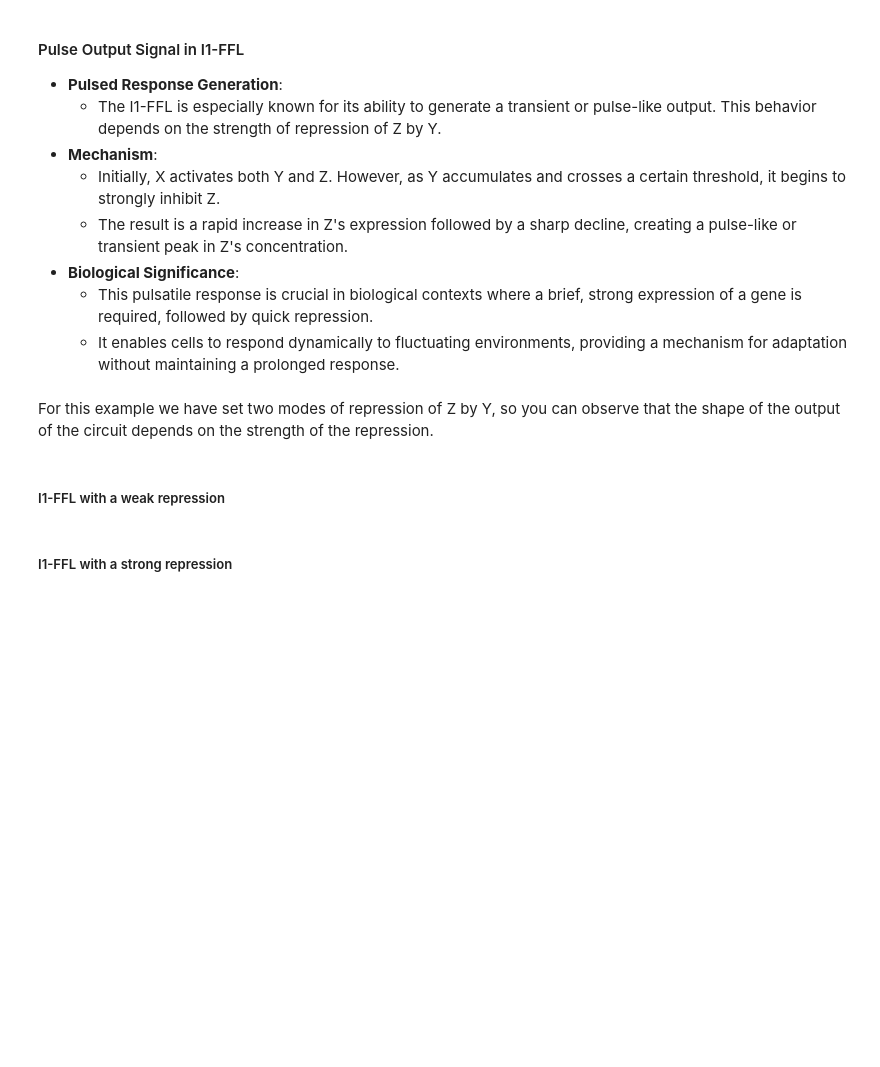
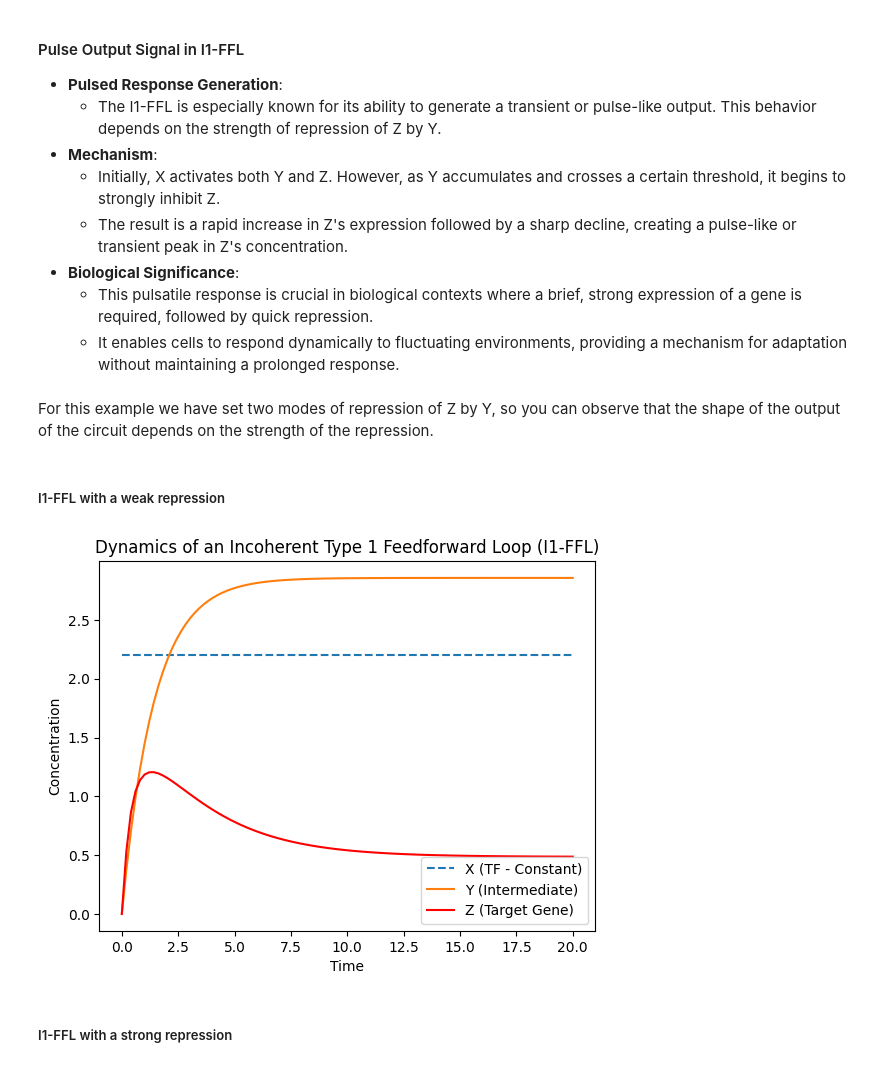
Before and after one commit to amoyag/Biofisica, a Jupyter notebook: session2_circuit_dynamics.ipynb, the cells around one changed output. Cells and saved outputs as stored; diff of their text form; code cells hidden in the pictures; blank space fills up the shorter version.

```diff
--- a/session2_circuit_dynamics.ipynb
+++ b/session2_circuit_dynamics.ipynb
@@ -191,7 +191,15 @@ The AND Feedforward Loop (AND FFL) is particularly notable for its role in modul
 ## Parameters of the AND FFL
 K_X = 2 # Concentration of X that activates Y and Z
 K_Y = 2.5 # Concentration of Y that activates Z
-t_on = 10 # duration of the activation signal
+t_on = 5 # duration of the activation signal
+
+## Parameters for the production/elimination of X, Y and Z
+alpha_X = 0.7
+beta_X = 2
+alpha_Y = 0.7
+beta_Y = 2
+alpha_Z = 0.35
+beta_Z = 2
 # %%
 
 
@@ -303,8 +315,8 @@ t_on = 0 # duration of the activation signal. We simulate now the time range whe
 # The steady state levels of each gene depends on its alpha and its beta
 alpha_X = 0.7
 beta_X = 2
-alpha_Y = 0.05
-beta_Y = 2
+alpha_Y = 0.5
+beta_Y = 8
 Z_s = beta_Z/alpha_Z
 X_s = beta_X/alpha_X
 Y_s = beta_Y/alpha_Y
@@ -428,7 +448,7 @@ alpha_Y = 0.7
 beta_Y = 2
 alpha_Z = 0.35
 beta_Z = 3
-n = 1.4
+n = 2
 # Assume constant high levels of X
 X_value = K_X + 0.2  # X is always above K_X
 
@@ -444,33 +464,35 @@ def system(conditions, t, alpha_Y, beta_Y, alpha_Z, beta_Z, K_Y, X,n):
     #dZdt = beta_Z - alpha_Z * Z - (beta_Z * Y / (K_Y + Y))  # Inhibitory effect of Y
     dZdt = beta_Z - alpha_Z * Z - (beta_Z * Y**n / (K_Y**n + Y**n)) #sharper inhibitory effect
 
     return [dYdt, dZdt]
 
 # Initial conditions
 Y_0 = 0.0
 Z_0 = 0.0
 
 # Time points
 t = np.linspace(0, 20, 100)
 
 # Solve the system of ODEs
 conditions = odeint(system, [Y_0, Z_0], t, args=(alpha_Y, beta_Y, alpha_Z, beta_Z, K_Y, X, n))
 
 # Extract Y and Z
 Y, Z = conditions.T
 
 # Create a constant array for X
 X = np.full_like(t, X_value)
 
 # Plot results
 plt.plot(t, X, label='X (TF - Constant)', linestyle='--')
 plt.plot(t, Y, label='Y (Intermediate)')
 plt.plot(t, Z, label='Z (Target Gene)', color='red')
 plt.xlabel('Time')
 plt.ylabel('Concentration')
 plt.title('Dynamics of an Incoherent Type 1 Feedforward Loop (I1-FFL)')
 plt.legend()
 plt.show()
+# %% [output]
+[figure, added]
 # %% [markdown]
 ##### I1-FFL with a strong repression
 # %%
```
Also changed, not shown: parts of 9 cells of this notebook.
